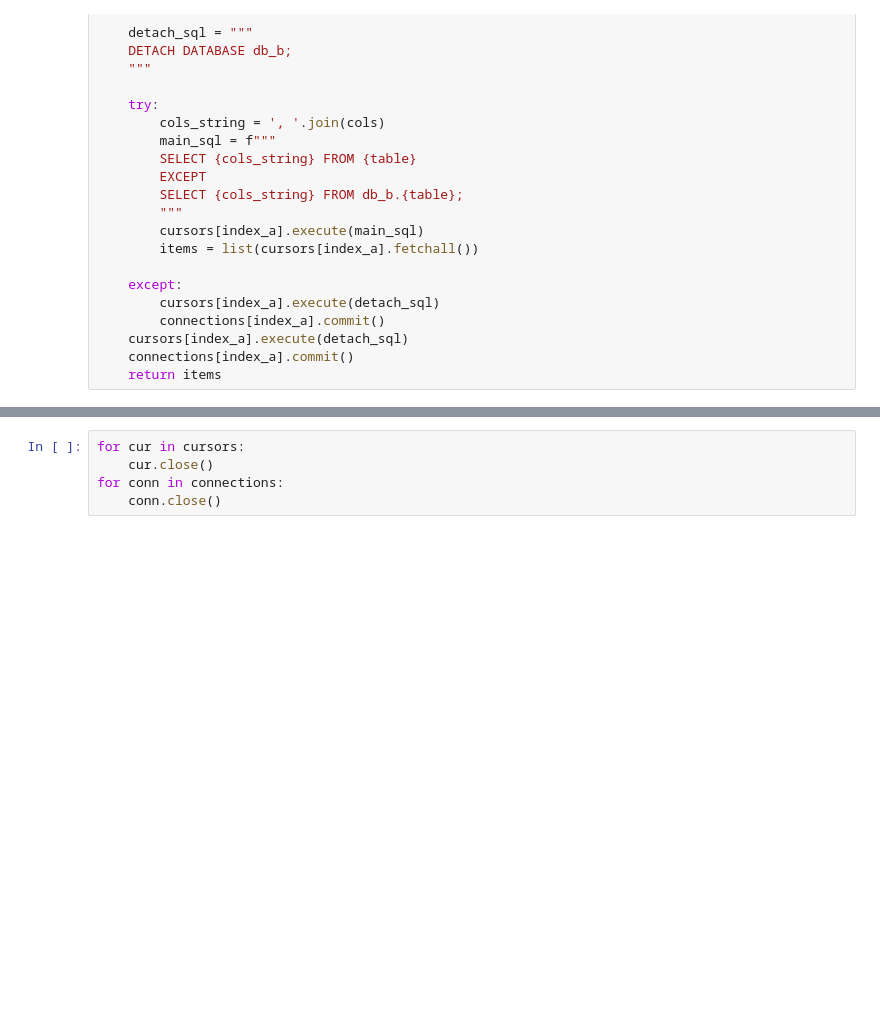
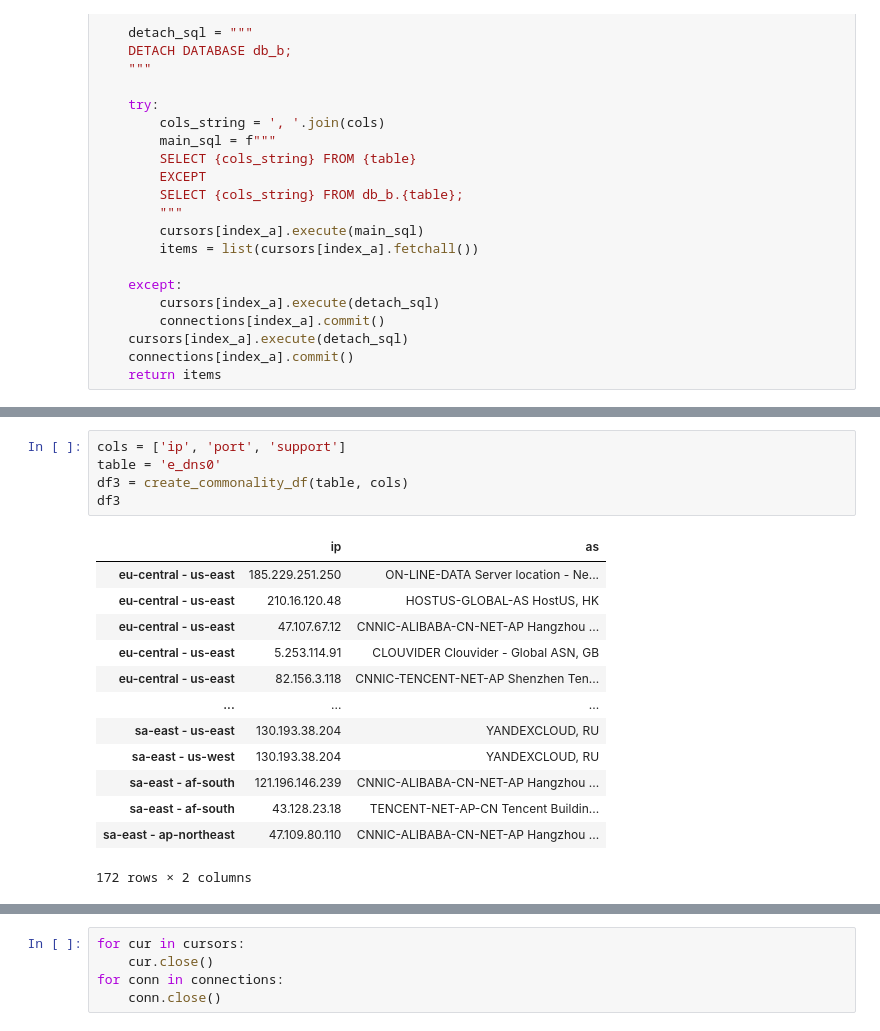
Before and after one commit to justus237/dns-analysis, a Jupyter notebook: compare-misc.ipynb, the cells around one changed output, grey strips where cells are left out. Saved outputs shown, nothing was run; the diff lists cells and outputs as text; blank space fills up the shorter version.

```diff
--- a/compare-misc.ipynb
+++ b/compare-misc.ipynb
@@ -83,0 +132,19 @@ sa-east-1 with ap-southeast-2
+# %%
+cols = ['ip', 'port', 'support']
+table = 'e_dns0'
+df3 = create_commonality_df(table, cols)
+df3
+# %% [output]
+|  | ip | as |
+| eu-central - us-east | 185.229.251.250 | ON-LINE-DATA Server location - Ne... |
+| eu-central - us-east | 210.16.120.48 | HOSTUS-GLOBAL-AS HostUS, HK |
+| eu-central - us-east | 47.107.67.12 | CNNIC-ALIBABA-CN-NET-AP Hangzhou ... |
+| eu-central - us-east | 5.253.114.91 | CLOUVIDER Clouvider - Global ASN, GB |
+| eu-central - us-east | 82.156.3.118 | CNNIC-TENCENT-NET-AP Shenzhen Ten... |
+| ... | ... | ... |
+| sa-east - us-east | 130.193.38.204 | YANDEXCLOUD, RU |
+| sa-east - us-west | 130.193.38.204 | YANDEXCLOUD, RU |
+| sa-east - af-south | 121.196.146.239 | CNNIC-ALIBABA-CN-NET-AP Hangzhou ... |
+| sa-east - af-south | 43.128.23.18 | TENCENT-NET-AP-CN Tencent Buildin... |
+| sa-east - ap-northeast | 47.109.80.110 | CNNIC-ALIBABA-CN-NET-AP Hangzhou ... |
+172 rows × 2 columns
```
Also changed, not shown: parts of 7 cells of this notebook, 3 other files.
